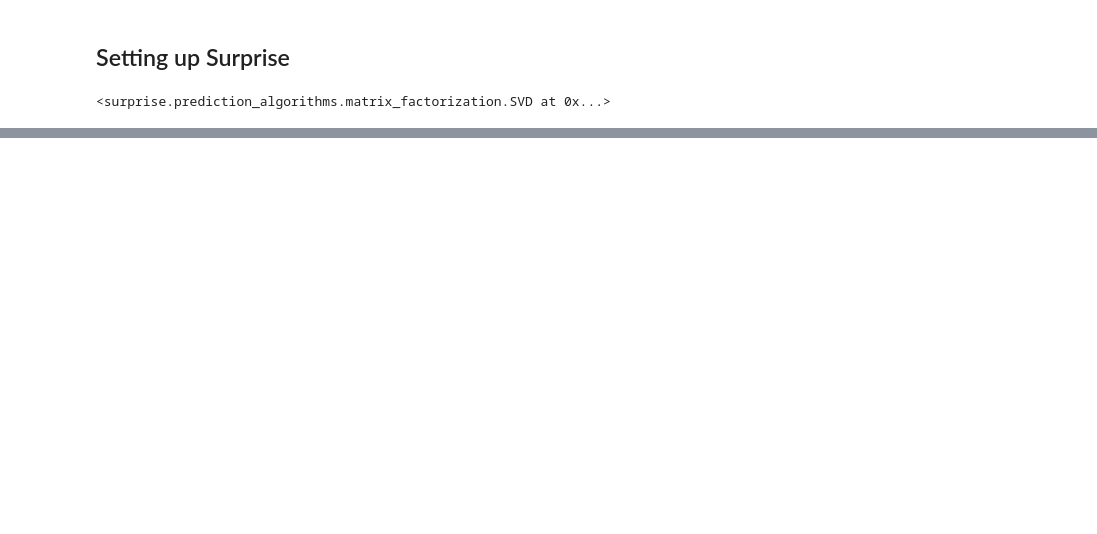
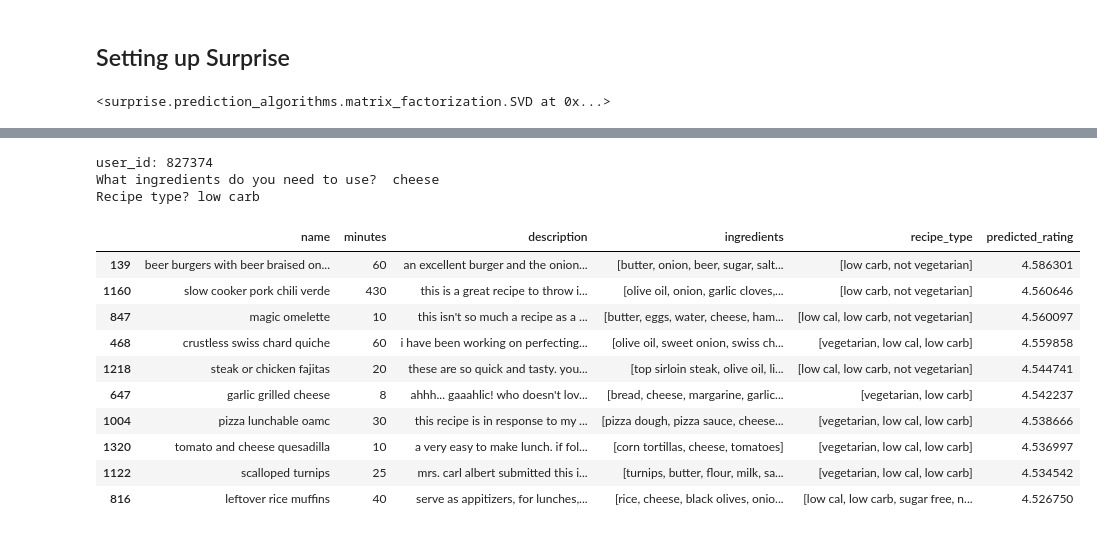
Before and after one commit to mboland23/Recipe-Recommender, a Jupyter notebook: recommendation_function_workbook.ipynb, the cells around one changed output, grey strips where cells are left out. Drawn from its saved outputs; the diff is of its cells as text; code cells hidden in the pictures; blank space fills up the shorter version.

```diff
--- a/recommendation_function_workbook.ipynb
+++ b/recommendation_function_workbook.ipynb
@@ -101,0 +184,4 @@ user_ratings_df.head()
+# %%
+ingredient_recipes["predicted_rating"] = ingredient_recipes["recipe_id"].apply(lambda x: best_model.predict(user, x).est)
+ingredient_recipes.sort_values(by="predicted_rating", ascending=False, inplace=True)
+ingredient_recipes = ingredient_recipes[["name", "minutes", "description", "ingredients", "recipe_type", "predicted_rating"]]
@@ -102,19 +210,43 @@ user_ratings_df.head()
 # %%
 def recommended_recipes():
+    #set up to not truncate display
     pd.set_option("display.max_colwidth", None)
-    user = input("user_id: ")
-    #ingredient_request = input("What ingredients do you need to use?  ")
+
+    user = int(input("user_id: "))
+    ingredient_request = input("What ingredients do you need to use?  ")
     #n_ingredients = int(input("How many ingredients do you want to match? "))
+    sub_cat_request = input("Recipe type? ")
 
+    # Set up a list for each user of recipes alredy reviewed
     reviewed = list(prior_ratings_df.loc[user,"recipe_id"])
+
+    # Create a data frame that does not include recipes already reviewed
     not_reviewed = recipes_df.copy()
     not_reviewed = not_reviewed[not_reviewed.recipe_id.isin(reviewed) == False]
     not_reviewed.reset_index(inplace=True)
 
+    #Create a list from not_reviewed that only includes recipe with the requested ingredient
+    #recipes_w_ingredient = []
+    #for index, row in recipes_df.iterrows():
+        #if ingredient_request in row["set_ingredients"]:
+            #recipes_w_ingredient.append(row["recipe_id"])
+
+
+    #subcategory added to function
+    recipes_w_ingredient_subcat = []
+    for index, row in recipes_df.iterrows():
+        if ingredient_request in row["set_ingredients"] and sub_cat_request in row["recipe_type"]:
+            recipes_w_ingredient_subcat.append(row["recipe_id"])
+
+    ingredient_recipes = not_reviewed.copy()
+    #loc, iloc statement (conditional with loc where value is in the list
+    ingredient_recipes = ingredient_recipes[ingredient_recipes.recipe_id.isin(recipes_w_ingredient_subcat)]
+    ingredient_recipes.reset_index(inplace=True)
+
     #not_reviewed = not_reviewed[not_reviewed["ingredients"].isin(ingredient_request) == True]
 
-    not_reviewed["predicted_rating"] = not_reviewed["recipe_id"].apply(lambda x: best_model.predict(user, x).est)
-    not_reviewed.sort_values(by="predicted_rating", ascending=False, inplace=True)
-    not_reviewed = not_reviewed[["name", "minutes", "steps", "ingredients", "recipe_type", "predicted_rating"]]
+    ingredient_recipes["predicted_rating"] = ingredient_recipes["recipe_id"].apply(lambda x: best_model.predict(int(user), x).est)
+    ingredient_recipes.sort_values(by="predicted_rating", ascending=False, inplace=True)
+    ingredient_recipes = ingredient_recipes[["name", "minutes", "description", "ingredients", "recipe_type", "predicted_rating"]]
 
-    return not_reviewed.head(25)
+    return ingredient_recipes.head(10)
@@ -140,0 +253,17 @@ user_id: 446143
+# %%
+recommended_recipes()
+# %% [output]
+user_id: 827374
+What ingredients do you need to use?  cheese
+Recipe type? low carb
+|  | name | minutes | description | ingredients | recipe_type | predicted_rating |
+| 139 | beer burgers with beer braised on... | 60 | an excellent burger and the onion... | [butter, onion, beer, sugar, salt... | [low carb, not vegetarian] | 4.586301 |
+| 1160 | slow cooker pork chili verde | 430 | this is a great recipe to throw i... | [olive oil, onion, garlic cloves,... | [low carb, not vegetarian] | 4.560646 |
+| 847 | magic omelette | 10 | this isn't so much a recipe as a ... | [butter, eggs, water, cheese, ham... | [low cal, low carb, not vegetarian] | 4.560097 |
+| 468 | crustless swiss chard quiche | 60 | i have been working on perfecting... | [olive oil, sweet onion, swiss ch... | [vegetarian, low cal, low carb] | 4.559858 |
+| 1218 | steak or chicken fajitas | 20 | these are so quick and tasty. you... | [top sirloin steak, olive oil, li... | [low cal, low carb, not vegetarian] | 4.544741 |
+| 647 | garlic grilled cheese | 8 | ahhh... gaaahlic! who doesn't lov... | [bread, cheese, margarine, garlic... | [vegetarian, low carb] | 4.542237 |
+| 1004 | pizza lunchable oamc | 30 | this recipe is in response to my ... | [pizza dough, pizza sauce, cheese... | [vegetarian, low cal, low carb] | 4.538666 |
+| 1320 | tomato and cheese quesadilla | 10 | a very easy to make lunch. if fol... | [corn tortillas, cheese, tomatoes] | [vegetarian, low cal, low carb] | 4.536997 |
+| 1122 | scalloped turnips | 25 | mrs. carl albert submitted this i... | [turnips, butter, flour, milk, sa... | [vegetarian, low cal, low carb] | 4.534542 |
+| 816 | leftover rice muffins | 40 | serve as appitizers, for lunches,... | [rice, cheese, black olives, onio... | [low cal, low carb, sugar free, n... | 4.526750 |
```
Also changed, not shown: parts of 36 cells of this notebook.
